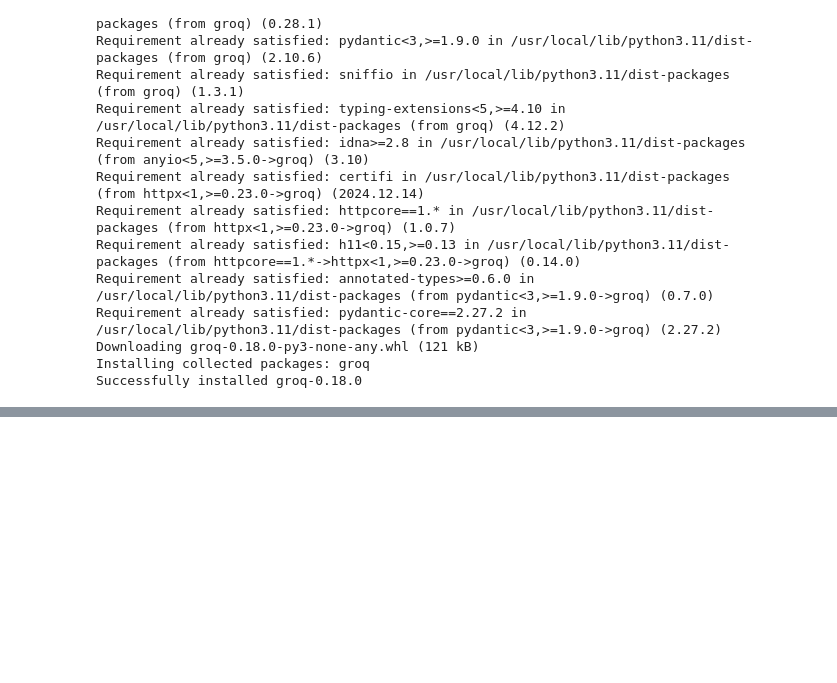
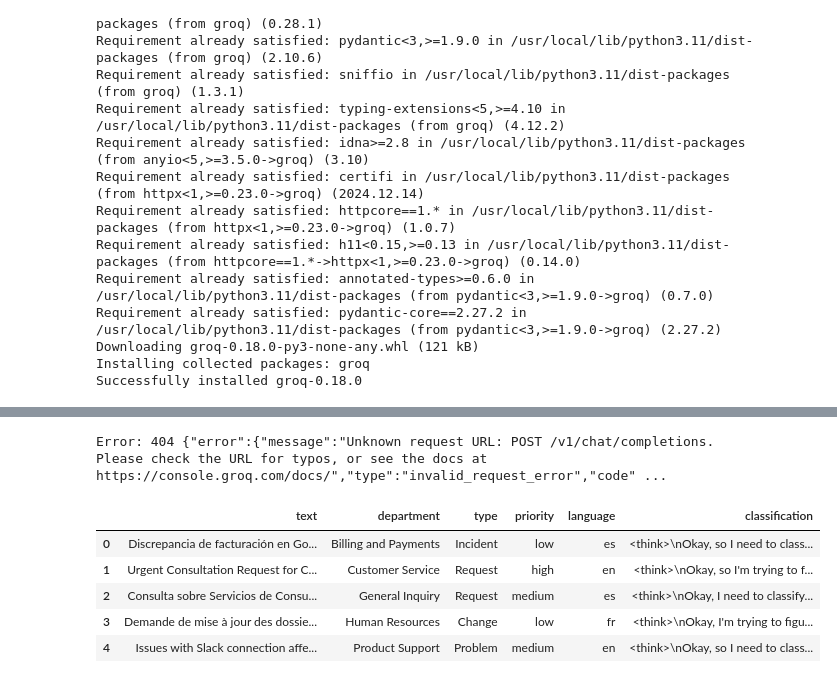
Before and after one commit to avaneeshp23/GenAIhackathon, a Jupyter notebook: genaihackathon.ipynb, the cells around one changed output, grey strips where cells are left out. Cells and saved outputs as stored; diff of their text form; code cells hidden in the pictures; blank space fills up the shorter version.

```diff
--- a/genaihackathon.ipynb
+++ b/genaihackathon.ipynb
@@ -68,0 +79,10 @@ In summary, fast language models are crucial for enhancing user experience, driv
+# %%
+#Training the model
+response = requests.post('https://api.groq.com/v1/chat/completions', headers=headers, json=data)
+if response.status_code == 200:
+    print("Training started successfully!")
+    print(response.json())
+else:
+    print("Error:", response.status_code, response.text)
+# %% [output]
+Error: 404 {"error":{"message":"Unknown request URL: POST /v1/chat/completions. Please check the URL for typos, or see the docs at https://console.groq.com/docs/","type":"invalid_request_error","code" ...
@@ -68,0 +104,42 @@ In summary, fast language models are crucial for enhancing user experience, driv
+# %%
+def get_response(message, model="deepseek-r1-distill-llama-70b"):
+    task_description = (
+        "You are given a pandas dataframe row from train_df. Your task is to automatically analyze and classify IT support tickets based on their content. "
+        "Each ticket, consisting of a subject and body, should be accurately classified to predict the following attributes:\n\n"
+        "Department: The responsible department, such as Technical Support, Customer Service, Billing and Payments, Product Support, IT Support, "
+        "Returns and Exchanges, Sales and Pre-Sales, Human Resources, Service Outages and Maintenance, or General Inquiry\n"
+        "Priority: The urgency level such as low, medium, or high.\n"
+        "Language: The language code for the email's language, such as en (English), de (German) etc. You can access the list of language codes from the following: "
+        "https://docs.aws.amazon.com/translate/latest/dg/what-is-languages.html.\n"
+        "Type: The nature of the request, categorized as Incident, Request, Problem, or Change."
+    )
+    response = client.chat.completions.create(
+        model=model,
+        messages=[
+            {"role": "system", "content": task_description},
+            {"role": "user", "content": message}
+        ],
+        temperature=0.6,
+        max_completion_tokens=4096,
+        top_p=0.95,
+        stream=False,
+        stop=None,
+    )
+    return response.choices[0].message.content
+# %%
+results = []
+for _, row in train_df.iterrows():
+    message = row['text']
+    response = get_response(message)
+    results.append(response)
+
+train_df['classification'] = results
+# %%
+train_df.head()
+# %% [output]
+|  | text | department | type | priority | language | classification |
+| 0 | Discrepancia de facturación en Go... | Billing and Payments | Incident | low | es | <think>\nOkay, so I need to class... |
+| 1 | Urgent Consultation Request for C... | Customer Service | Request | high | en | <think>\nOkay, so I'm trying to f... |
+| 2 | Consulta sobre Servicios de Consu... | General Inquiry | Request | medium | es | <think>\nOkay, I need to classify... |
+| 3 | Demande de mise à jour des dossie... | Human Resources | Change | low | fr | <think>\nOkay, I'm trying to figu... |
+| 4 | Issues with Slack connection affe... | Product Support | Problem | medium | en | <think>\nOkay, so I need to class... |
```
Also changed, not shown: parts of 10 cells of this notebook.
